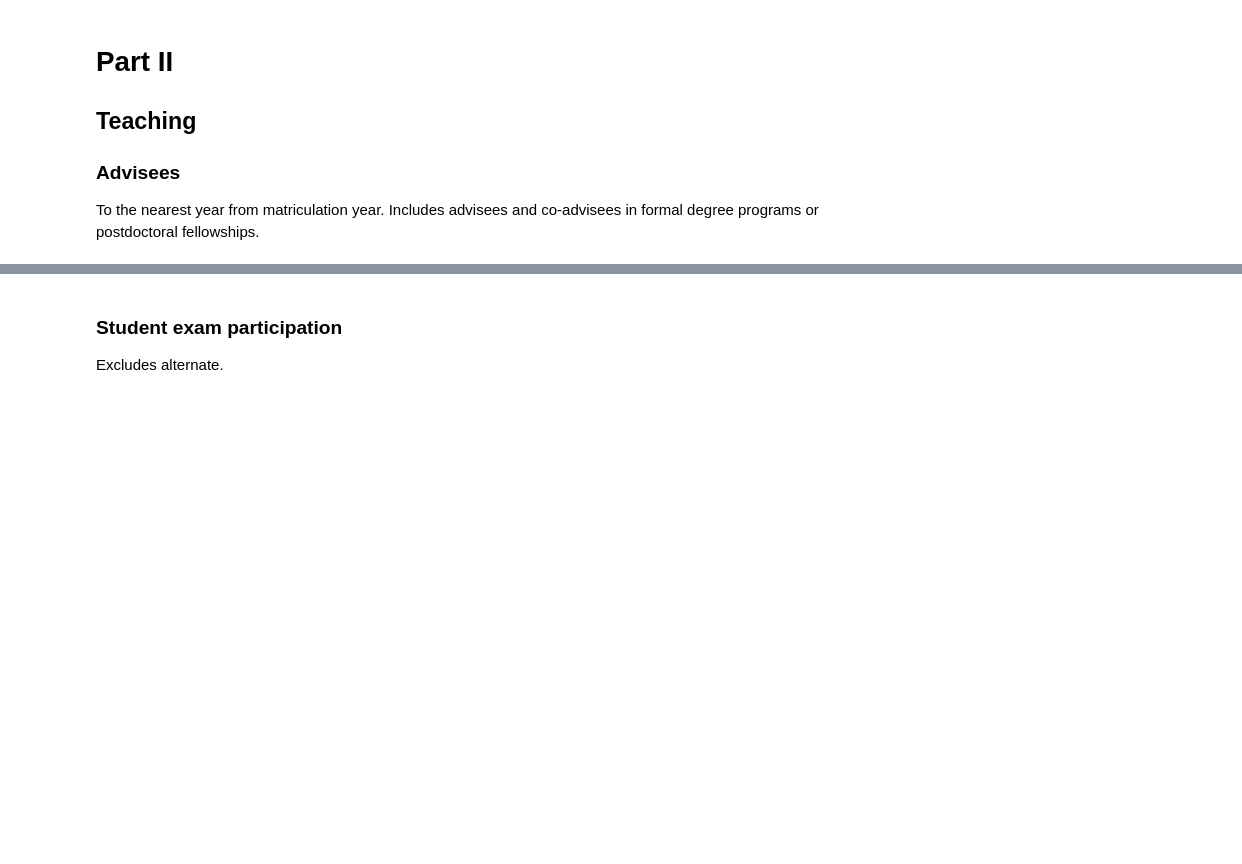
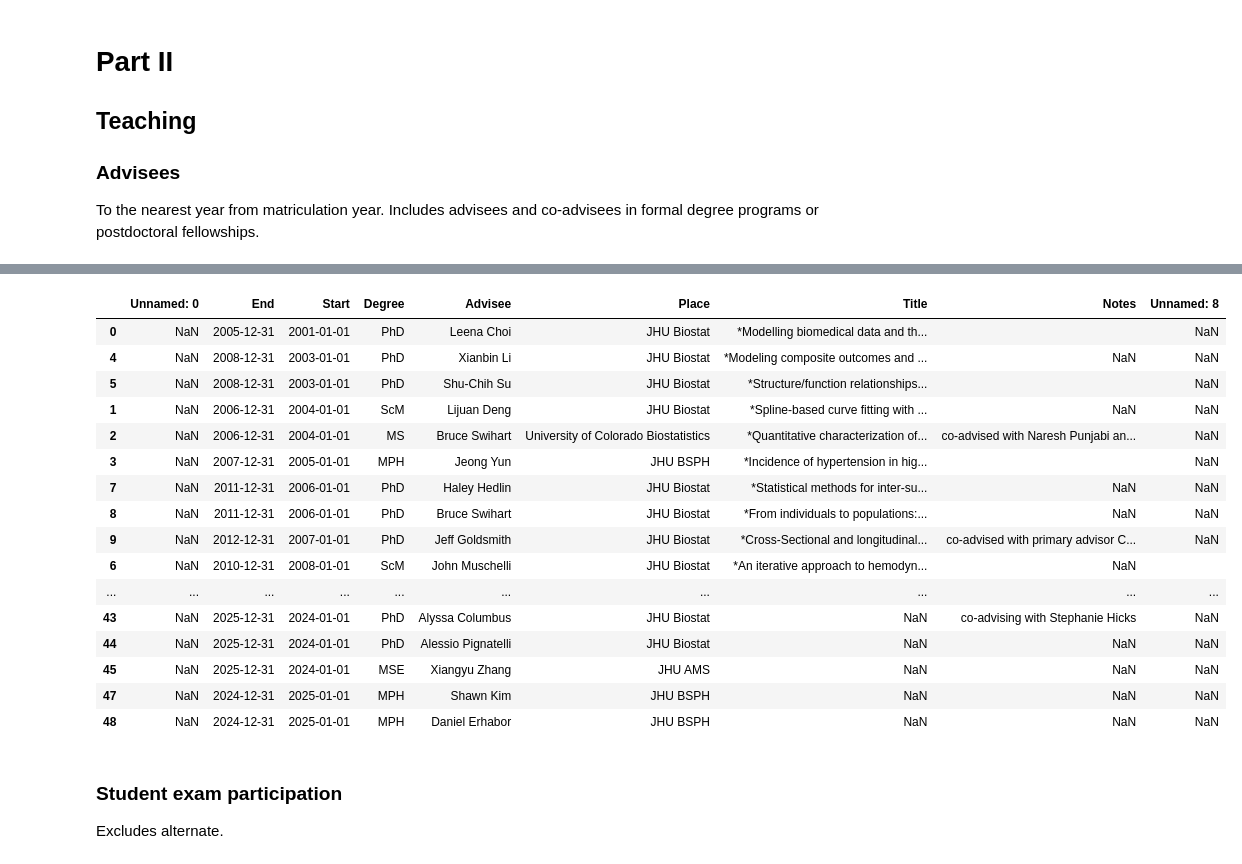
Before and after one commit to bcaffo/cv, a Jupyter notebook: cvJupyter.ipynb, the cells around one changed output, grey strips where cells are left out. Saved outputs shown, nothing was run; the diff lists cells and outputs as text; code cells hidden in the pictures; blank space fills up the shorter version.

```diff
--- a/cvJupyter.ipynb
+++ b/cvJupyter.ipynb
@@ -350,6 +379,26 @@ fig = fig.update_layout({
 fig.show()
 # %% [output]
 [interactive output not drawn]
+# %%
+advisees
+# %% [output]
+|  | Unnamed: 0 | End | Start | Degree | Advisee | Place | Title | Notes | Unnamed: 8 |
+| 0 | NaN | 2005-12-31 | 2001-01-01 | PhD | Leena Choi | JHU Biostat | *Modelling biomedical data and th... |  | NaN |
+| 4 | NaN | 2008-12-31 | 2003-01-01 | PhD | Xianbin Li | JHU Biostat | *Modeling composite outcomes and ... | NaN | NaN |
+| 5 | NaN | 2008-12-31 | 2003-01-01 | PhD | Shu-Chih Su | JHU Biostat | *Structure/function relationships... |  | NaN |
+| 1 | NaN | 2006-12-31 | 2004-01-01 | ScM | Lijuan Deng | JHU Biostat | *Spline-based curve fitting with ... | NaN | NaN |
+| 2 | NaN | 2006-12-31 | 2004-01-01 | MS | Bruce Swihart | University of Colorado Biostatistics | *Quantitative characterization of... | co-advised with Naresh Punjabi an... | NaN |
+| 3 | NaN | 2007-12-31 | 2005-01-01 | MPH | Jeong Yun | JHU BSPH | *Incidence of hypertension in hig... |  | NaN |
+| 7 | NaN | 2011-12-31 | 2006-01-01 | PhD | Haley Hedlin | JHU Biostat | *Statistical methods for inter-su... | NaN | NaN |
+| 8 | NaN | 2011-12-31 | 2006-01-01 | PhD | Bruce Swihart | JHU Biostat | *From individuals to populations:... | NaN | NaN |
+| 9 | NaN | 2012-12-31 | 2007-01-01 | PhD | Jeff Goldsmith | JHU Biostat | *Cross-Sectional and longitudinal... | co-advised with primary advisor C... | NaN |
+| 6 | NaN | 2010-12-31 | 2008-01-01 | ScM | John Muschelli | JHU Biostat | *An iterative approach to hemodyn... | NaN |  |
+| ... | ... | ... | ... | ... | ... | ... | ... | ... | ... |
+| 43 | NaN | 2025-12-31 | 2024-01-01 | PhD | Alyssa Columbus | JHU Biostat | NaN | co-advising with Stephanie Hicks | NaN |
+| 44 | NaN | 2025-12-31 | 2024-01-01 | PhD | Alessio Pignatelli | JHU Biostat | NaN | NaN | NaN |
+| 45 | NaN | 2025-12-31 | 2024-01-01 | MSE | Xiangyu Zhang | JHU AMS | NaN | NaN | NaN |
+| 47 | NaN | 2024-12-31 | 2025-01-01 | MPH | Shawn Kim | JHU BSPH | NaN | NaN | NaN |
+| 48 | NaN | 2024-12-31 | 2025-01-01 | MPH | Daniel Erhabor | JHU BSPH | NaN | NaN | NaN |
 # %% [markdown]
 ### Student exam participation
 Excludes alternate.
```
Also changed, not shown: parts of 15 cells of this notebook, 3 other files.
